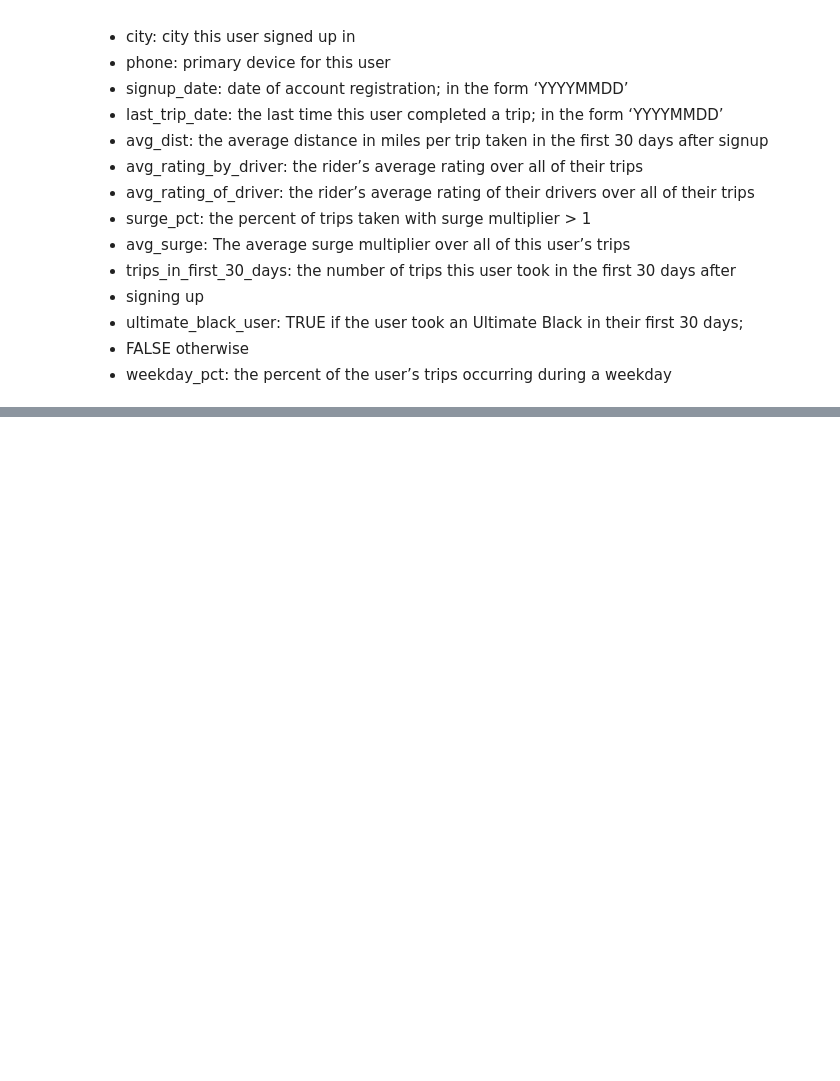
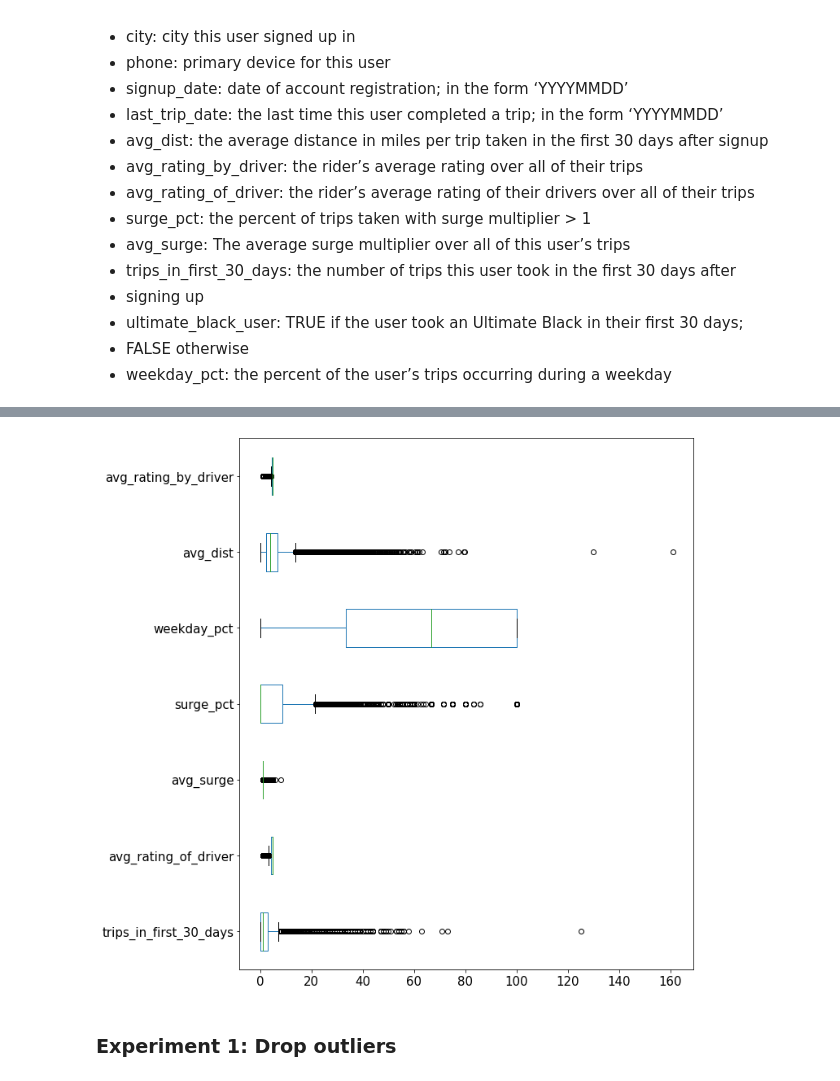
Before and after one commit to yoyo6022/Springboard-hands-on-project, a Jupyter notebook: ultimate_challenge/Ultimate_Challenge.ipynb, the cells around one changed output, grey strips where cells are left out. Cells and saved outputs as stored; diff of their text form; code cells hidden in the pictures; blank space fills up the shorter version.

```diff
--- a/ultimate_challenge/Ultimate_Challenge.ipynb
+++ b/ultimate_challenge/Ultimate_Challenge.ipynb
@@ -788,0 +926,3 @@ df2.head(20)
+# %%
+list_numerical = df2.select_dtypes(include=['float', 'int']).columns.tolist()
+list_numerical
@@ -788,0 +946,8 @@ df2.head(20)
+# %%
+# check outliers
+df2[list_numerical].drop('active_6month',axis=1).boxplot(grid=False, vert=False,fontsize=15,figsize=(10,12))
+plt.show()
+# %% [output]
+[figure, added]
+# %% [markdown]
+### Experiment 1: Drop outliers
```
Also changed, not shown: parts of 100 cells of this notebook.
